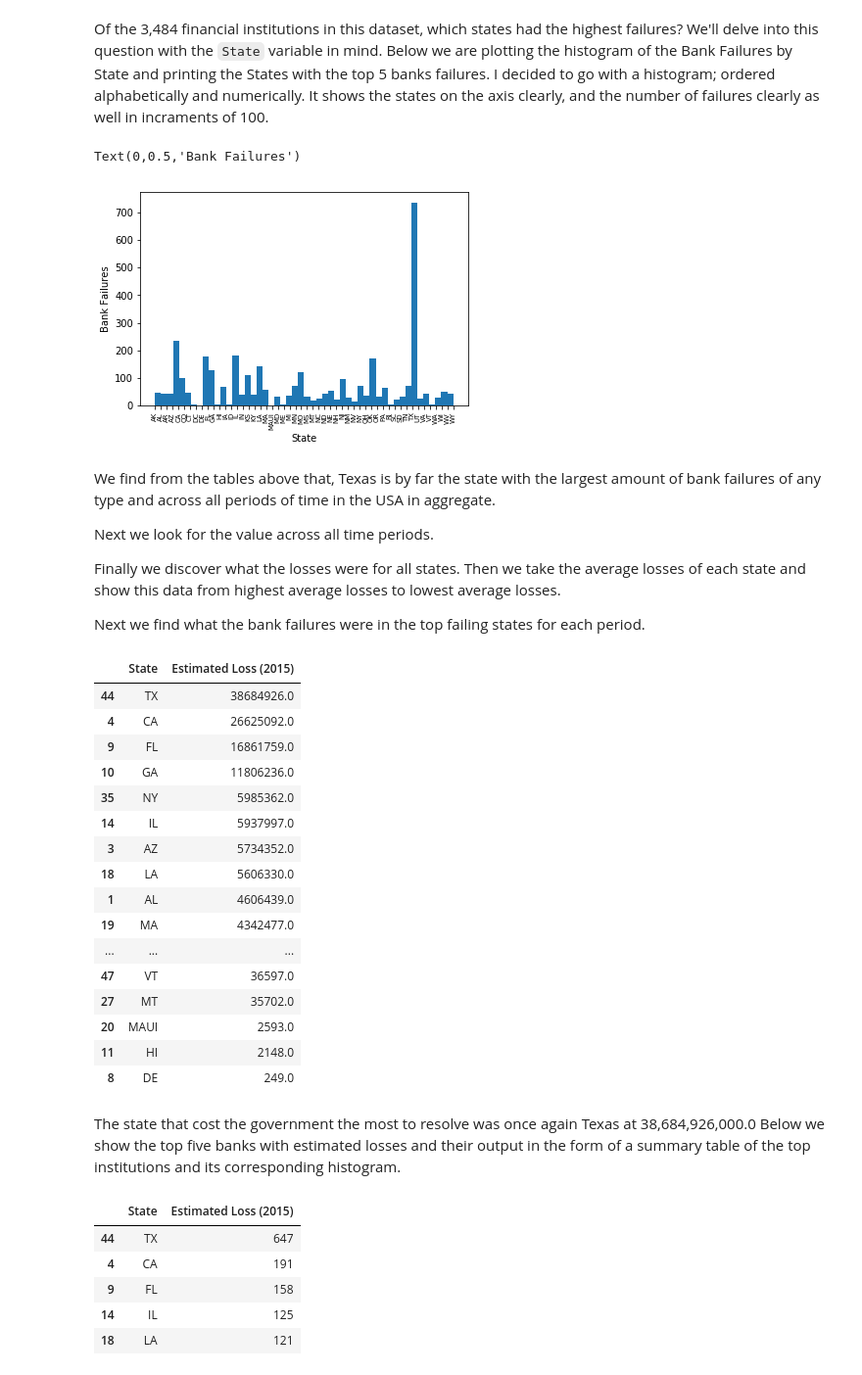
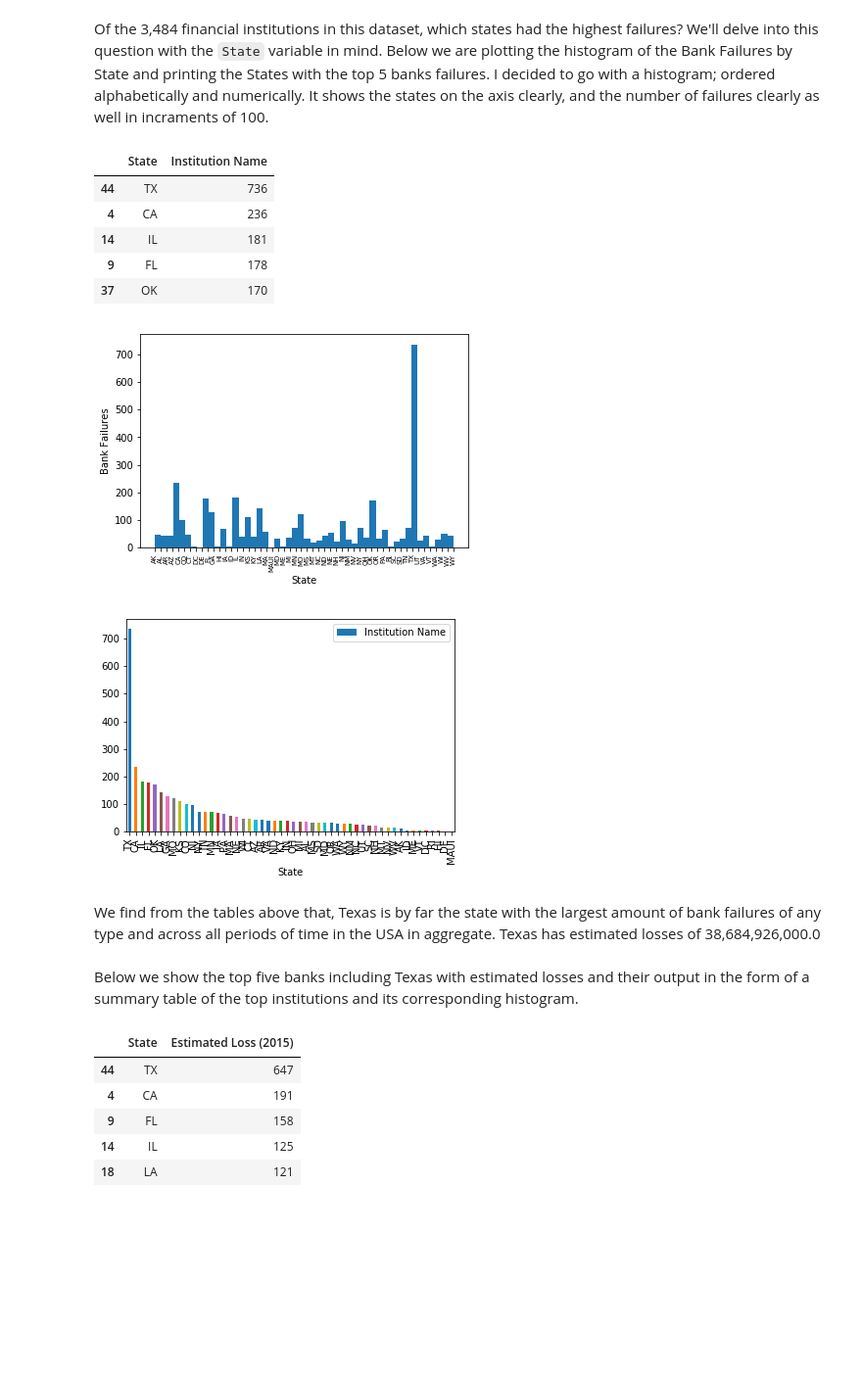
Before and after one commit to bar10009/Thinkful-Capstone-, a Jupyter notebook: Capstone Project 2018 (1).ipynb, the cells around one changed output. Shown at 98% size. Cells and saved outputs as stored; diff of their text form; code cells hidden in the pictures; blank space fills up the shorter version.

```diff
--- a/Capstone Project 2018 (1).ipynb
+++ b/Capstone Project 2018 (1).ipynb
@@ -347,48 +357,27 @@ Of the 3,484 financial institutions in this dataset, which states had the highes
 # %%
 #Get banks_1, banks_2, banks_3 . . . repeat this plot for each time period
 
 plt.hist(banks['State'],bins=50)
 plt.xticks(fontsize=7,rotation=90)
 plt.xlabel('State')
 plt.ylabel('Bank Failures')
 
-#banks_by_state = banks.groupby('State', as_index=False)['Institution Name'].agg('count').sort_values(by='Institution Name',ascending=False)
-#banks_by_state.plot.bar(x='State',y='Institution Name')
-#banks_by_state.sort_values(by='Institution Name', ascending=False).iloc[0:5]
+banks_by_state = banks.groupby('State', as_index=False)['Institution Name'].agg('count').sort_values(by='Institution Name',ascending=False)
+banks_by_state.plot.bar(x='State',y='Institution Name')
+banks_by_state.sort_values(by='Institution Name', ascending=False).iloc[0:5]
 # %% [output]
-Text(0,0.5,'Bank Failures')
+|  | State | Institution Name |
+| 44 | TX | 736 |
+| 4 | CA | 236 |
+| 14 | IL | 181 |
+| 9 | FL | 178 |
+| 37 | OK | 170 |
 [figure]
+[figure, added]
 # %% [markdown]
-We find from the tables above that, Texas is by far the state with the largest amount of bank failures of any type and across all periods of time in the USA in aggregate.
-
-Next we look for the value across all time periods.
-
-Finally we discover what the losses were for all states. Then we take the average losses of each state and show this data from highest average losses to lowest average losses.
-
-Next we find what the bank failures were in the top failing states for each period.
+We find from the tables above that, Texas is by far the state with the largest amount of bank failures of any type and across all periods of time in the USA in aggregate. Texas has estimated losses of 38,684,926,000.0
-# %%
-banks.groupby('State', as_index=False)['Estimated Loss (2015)'].agg('sum').sort_values(by='Estimated Loss (2015)',ascending=False)
-# %% [output]
-|  | State | Estimated Loss (2015) |
-| 44 | TX | 38684926.0 |
-| 4 | CA | 26625092.0 |
-| 9 | FL | 16861759.0 |
-| 10 | GA | 11806236.0 |
-| 35 | NY | 5985362.0 |
-| 14 | IL | 5937997.0 |
-| 3 | AZ | 5734352.0 |
-| 18 | LA | 5606330.0 |
-| 1 | AL | 4606439.0 |
-| 19 | MA | 4342477.0 |
-| ... | ... | ... |
-| 47 | VT | 36597.0 |
-| 27 | MT | 35702.0 |
-| 20 | MAUI | 2593.0 |
-| 11 | HI | 2148.0 |
-| 8 | DE | 249.0 |
 # %% [markdown]
-The state that cost the government the most to resolve was once again Texas at 38,684,926,000.0
-Below we show the top five banks with estimated losses and their output in the form of a summary table of the top institutions and its corresponding histogram.
+Below we show the top five banks including Texas with estimated losses and their output in the form of a summary table of the top institutions and its corresponding histogram.
 # %%
 plt.hist(banks['State'],bins=50)
 plt.xticks(fontsize=7,rotation=90)
```
Also changed, not shown: parts of 20 cells of this notebook.
